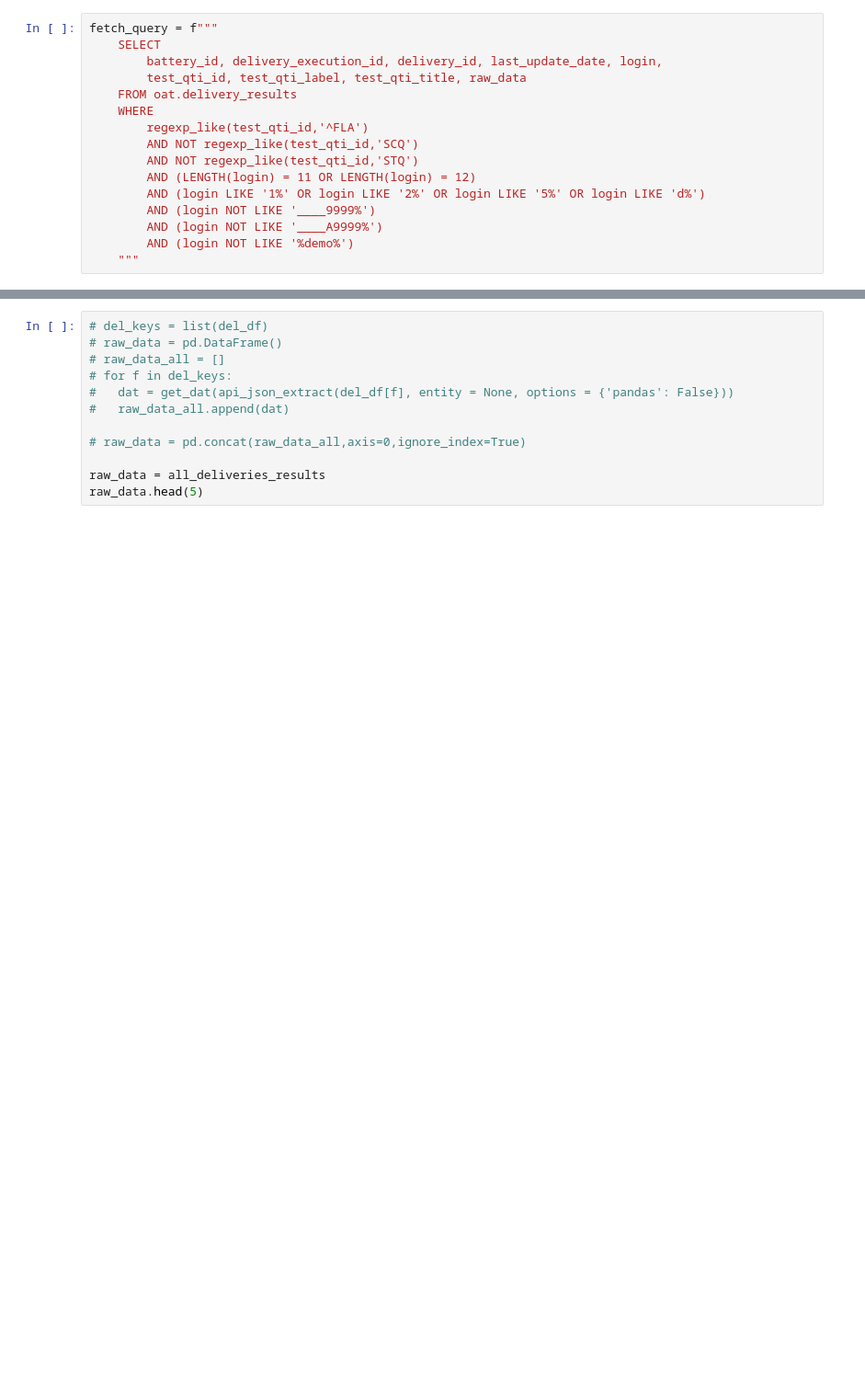
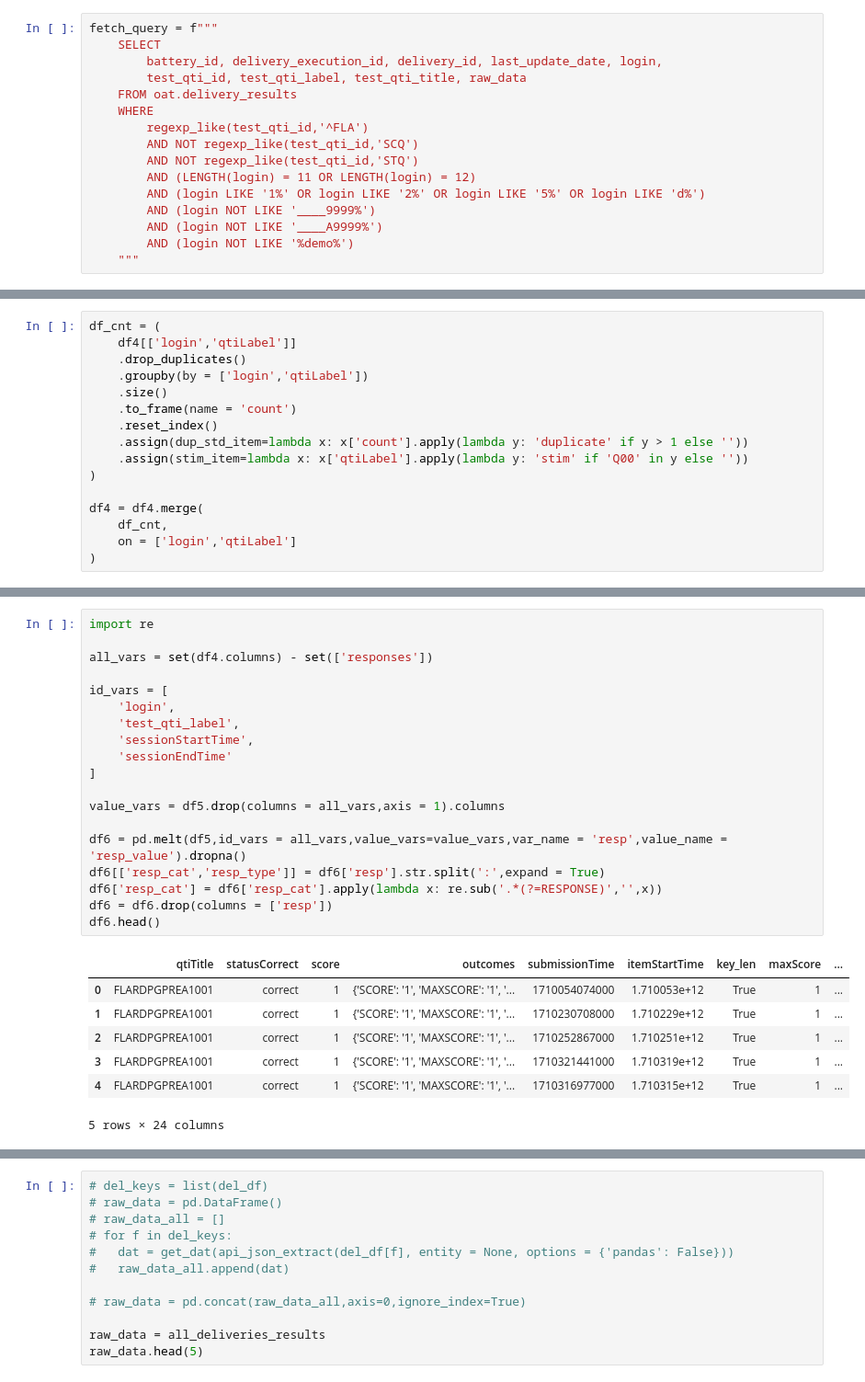
Before and after one commit to leonhead-acer/pisa2025-api-etl, a Jupyter notebook: Getting_started_with_Data_Extraction.ipynb, the cells around one changed output, grey strips where cells are left out. Shown at 92% size. Cells and saved outputs as stored; diff of their text form; blank space fills up the shorter version.

```diff
--- a/Getting_started_with_Data_Extraction.ipynb
+++ b/Getting_started_with_Data_Extraction.ipynb
@@ -942 +1002,17 @@ len(df4['responses'][0].keys())
+# %%
+df_cnt = (
+    df4[['login','qtiLabel']]
+    .drop_duplicates()
+    .groupby(by = ['login','qtiLabel'])
+    .size()
+    .to_frame(name = 'count')
+    .reset_index()
+    .assign(dup_std_item=lambda x: x['count'].apply(lambda y: 'duplicate' if y > 1 else ''))
+    .assign(stim_item=lambda x: x['qtiLabel'].apply(lambda y: 'stim' if 'Q00' in y else ''))
+)
+
+df4 = df4.merge(
+    df_cnt,
+    on = ['login','qtiLabel']
+)
 # %%
@@ -971,0 +1049,27 @@ df5.head()
+# %%
+import re
+
+all_vars = set(df4.columns) - set(['responses'])
+
+id_vars = [
+    'login',
+    'test_qti_label',
+    'sessionStartTime',
+    'sessionEndTime'
+]
+
+value_vars = df5.drop(columns = all_vars,axis = 1).columns
+
+df6 = pd.melt(df5,id_vars = all_vars,value_vars=value_vars,var_name = 'resp',value_name = 'resp_value').dropna()
+df6[['resp_cat','resp_type']] = df6['resp'].str.split(':',expand = True)
+df6['resp_cat'] = df6['resp_cat'].apply(lambda x: re.sub('.*(?=RESPONSE)','',x))
+df6 = df6.drop(columns = ['resp'])
+df6.head()
+# %% [output]
+|  | qtiTitle | statusCorrect | score | outcomes | submissionTime | itemStartTime | key_len | maxScore | ... |
+| 0 | FLARDPGPREA1001 | correct | 1 | {'SCORE': '1', 'MAXSCORE': '1', '... | 1710054074000 | 1.710053e+12 | True | 1 | ... |
+| 1 | FLARDPGPREA1001 | correct | 1 | {'SCORE': '1', 'MAXSCORE': '1', '... | 1710230708000 | 1.710229e+12 | True | 1 | ... |
+| 2 | FLARDPGPREA1001 | correct | 1 | {'SCORE': '1', 'MAXSCORE': '1', '... | 1710252867000 | 1.710251e+12 | True | 1 | ... |
+| 3 | FLARDPGPREA1001 | correct | 1 | {'SCORE': '1', 'MAXSCORE': '1', '... | 1710321441000 | 1.710319e+12 | True | 1 | ... |
+| 4 | FLARDPGPREA1001 | correct | 1 | {'SCORE': '1', 'MAXSCORE': '1', '... | 1710316977000 | 1.710315e+12 | True | 1 | ... |
+5 rows × 24 columns
```
Also changed, not shown: parts of 13 cells of this notebook.
